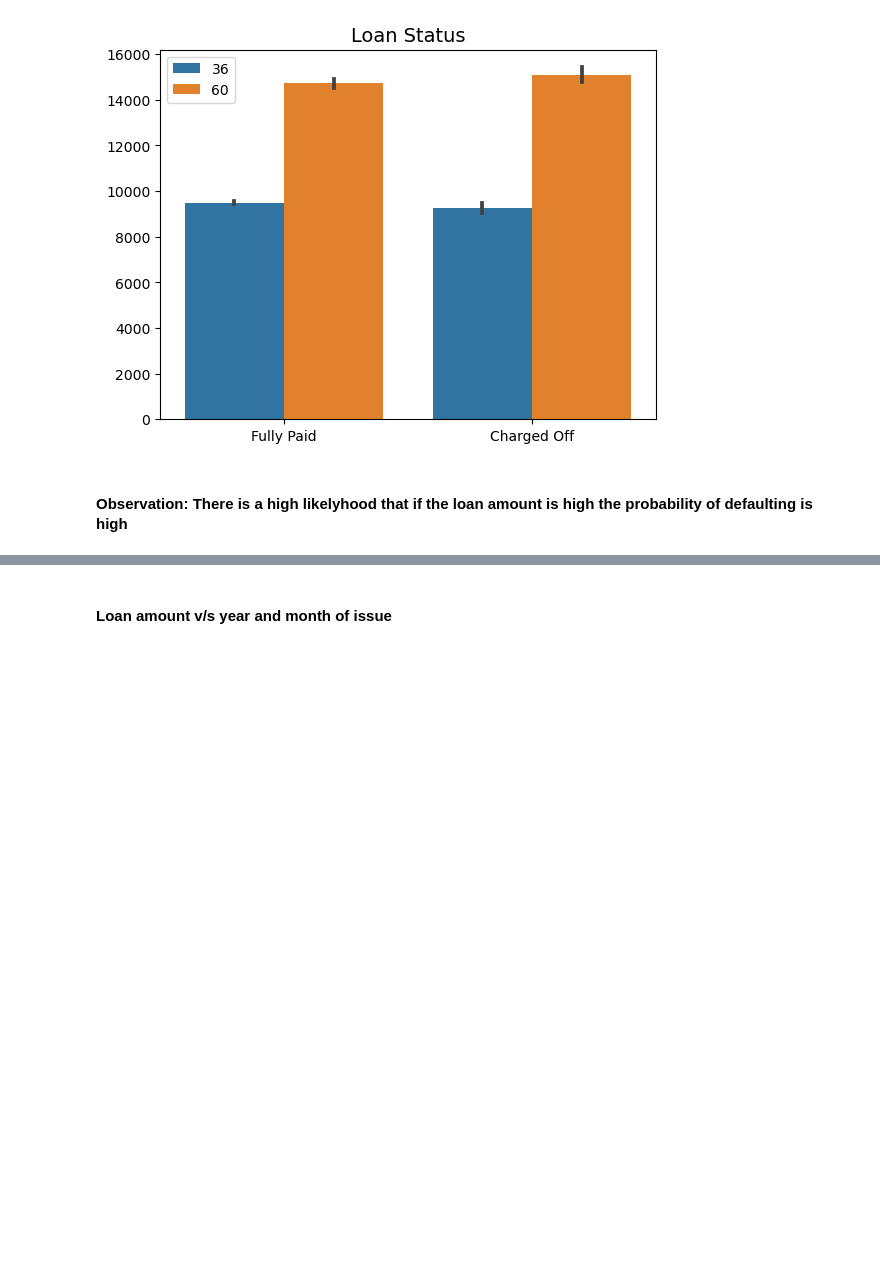
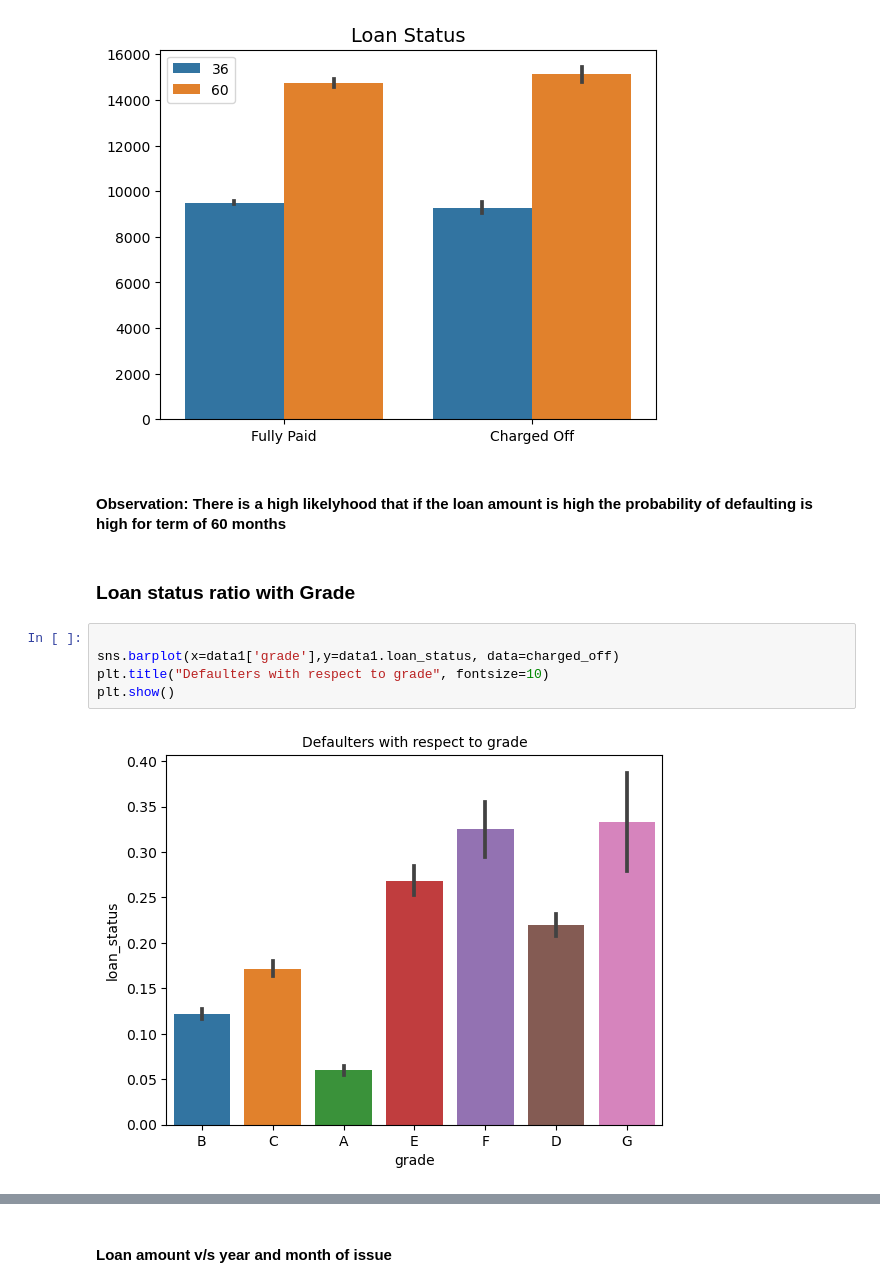
Before and after one commit to Mahalakshmi-Totad/lending_club_case_study, a Jupyter notebook: Group_Facilitator_Vivek P Rajeev.ipynb, the cells around one changed output, grey strips where cells are left out. Cells and saved outputs as stored; diff of their text form; blank space fills up the shorter version.

```diff
--- a/Group_Facilitator_Vivek P Rajeev.ipynb
+++ b/Group_Facilitator_Vivek P Rajeev.ipynb
@@ -793,4 +800,13 @@ plt.title("Loan Status", fontsize=14)
 Text(0.5, 1.0, 'Loan Status')
 [figure]
 # %% [markdown]
-#### Observation: There is a high likelyhood that if the loan amount is high the probability of defaulting is high
+#### Observation: There is a high likelyhood that if the loan amount is high the probability of defaulting is high for term of 60 months
+# %% [markdown]
+### Loan status ratio with Grade
+# %%
+
+sns.barplot(x=data1['grade'],y=data1.loan_status, data=charged_off)
+plt.title("Defaulters with respect to grade", fontsize=10)
+plt.show()
+# %% [output]
+[figure, added]
```
Also changed, not shown: parts of 32 cells of this notebook.
